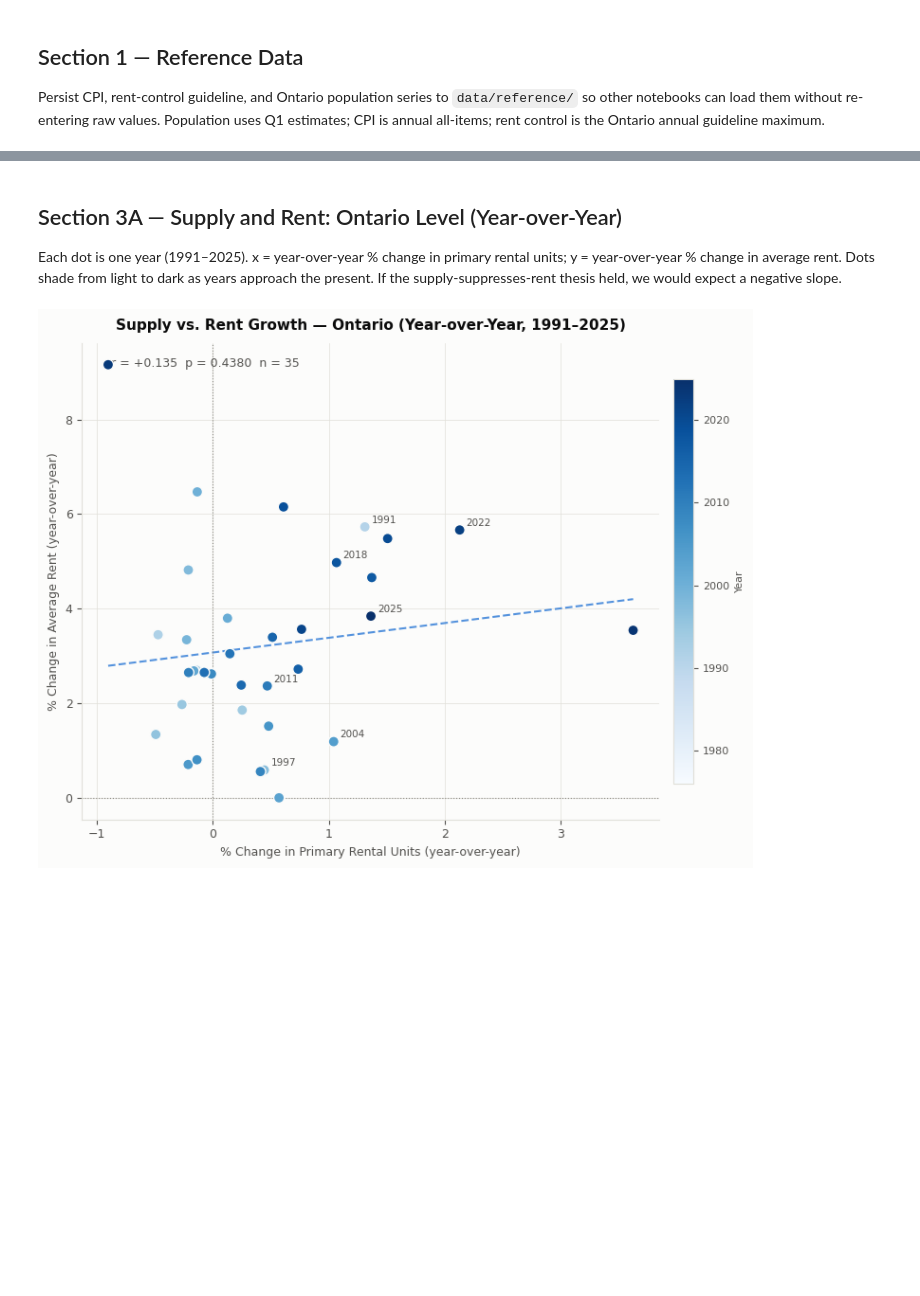
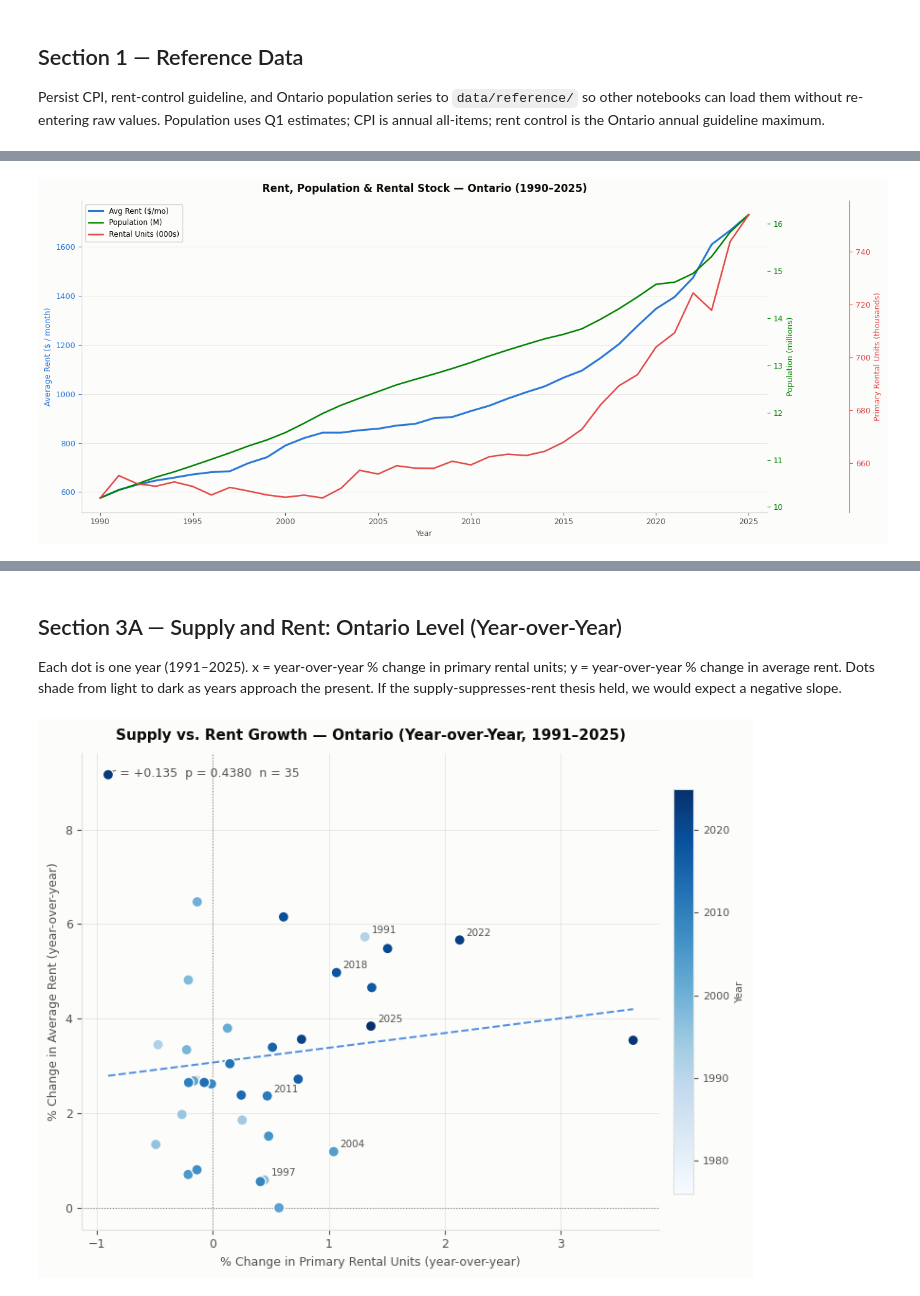
Before and after one commit to schoolofcities/renters, a Jupyter notebook: analysis/rents/explore_rental_data.ipynb, the cells around one changed output, grey strips where cells are left out. Drawn from its saved outputs; the diff is of its cells as text; code cells hidden in the pictures; blank space fills up the shorter version.

```diff
--- a/analysis/rents/explore_rental_data.ipynb
+++ b/analysis/rents/explore_rental_data.ipynb
@@ -47,6 +47,16 @@ POP_Q1 = {
     2022: 14_947_417, 2023: 15_305_369, 2024: 15_823_956, 2025: 16_191_372,
 }
 
+# ── Ontario median total income — economic families + unattached individuals
+# Source: Statistics Canada. No 2025 data yet.
+INCOME_YEARS   = list(range(1990, 2025))
+INCOME_ONTARIO = [
+    39955, 38335, 39219, 38623, 38675, 39634, 39731, 40451, 42317, 45205,
+    47696, 49271, 49969, 51950, 52590, 54864, 55706, 56866, 59265, 57655,
+    58716, 59791, 61162, 60402, 64693, 64915, 66007, 69400, 73357, 73023,
+    78782, 81954, 83272, 88384, 90200,
+]
+
 # ── Analysis periods (seven-year chunks) ─────────────────────────────────
 PERIODS = [
     (1990, 1997),
@@ -57,15 +67,15 @@ PERIODS = [
 ]
 
 BASE_YEAR  = 1990
-INDEX_BASE = 500
+INDEX_BASE = 1000
 
 # ── Chart style (reference palette) ──────────────────────────────────────
-# Categorical slots in fixed CVD-safe order:
 C1 = '#2a78d6'  # blue   — rent
 C2 = '#1baf7a'  # aqua   — CPI
 C3 = '#eda100'  # yellow — rent control
 C4 = '#008300'  # green  — population
-# C5 reserved for income when data is available
+C5 = '#4a3aa7'  # violet — income
+C6 = '#e34948'  # red    — rental units stock
 
 SURFACE  = '#fcfcfb'
 INK      = '#0b0b0b'
@@ -191,0 +259,42 @@ plt.show()
+# %%
+fig, ax1 = plt.subplots(figsize=(14, 6))
+ax2 = ax1.twinx()
+ax3 = ax1.twinx()
+
+# Offset the third spine so it doesn't overlap ax2
+ax3.spines['right'].set_position(('axes', 1.12))
+ax3.spines['right'].set_visible(True)
+ax3.spines['right'].set_color(C6)
+
+pop_raw   = pop_s.loc[1990:2025]
+units_raw = ontario['Units'].loc[1990:2025]
+rent_raw  = ontario['Average Rent'].loc[1990:2025]
+
+l1, = ax1.plot(rent_raw.index,  rent_raw,          color=C1, linewidth=2.2, label='Avg Rent ($/mo)')
+l2, = ax2.plot(pop_raw.index,   pop_raw  / 1e6,    color=C4, linewidth=1.8, label='Population (M)')
+l3, = ax3.plot(units_raw.index, units_raw / 1e3,   color=C6, linewidth=1.8, label='Rental Units (000s)')
+
+ax1.set_ylabel('Average Rent ($ / month)', color=C1, fontsize=9)
+ax2.set_ylabel('Population (millions)',    color=C4, fontsize=9)
+ax3.set_ylabel('Primary Rental Units (thousands)', color=C6, fontsize=9)
+
+ax1.tick_params(axis='y', colors=C1, labelsize=9)
+ax2.tick_params(axis='y', colors=C4, labelsize=9)
+ax3.tick_params(axis='y', colors=C6, labelsize=9)
+ax1.tick_params(axis='x', labelsize=9)
+ax1.set_xlabel('Year', fontsize=9)
+ax1.set_xlim(1989, 2026)
+
+lines  = [l1, l2, l3]
+labels = [l.get_label() for l in lines]
+ax1.legend(lines, labels, loc='upper left', fontsize=8.5, framealpha=0.88)
+
+ax1.set_title('Rent, Population & Rental Stock — Ontario (1990–2025)',
+              fontsize=12, fontweight='bold', color=INK, pad=10)
+ax1.grid(axis='y', color=GRID_CLR, linewidth=0.5)
+
+plt.tight_layout()
+fig.subplots_adjust(right=0.84)   # make room for the offset third spine
+plt.show()
+# %% [output]
+[figure, added]
```
Also changed, not shown: parts of 12 cells of this notebook, 1 other file.
